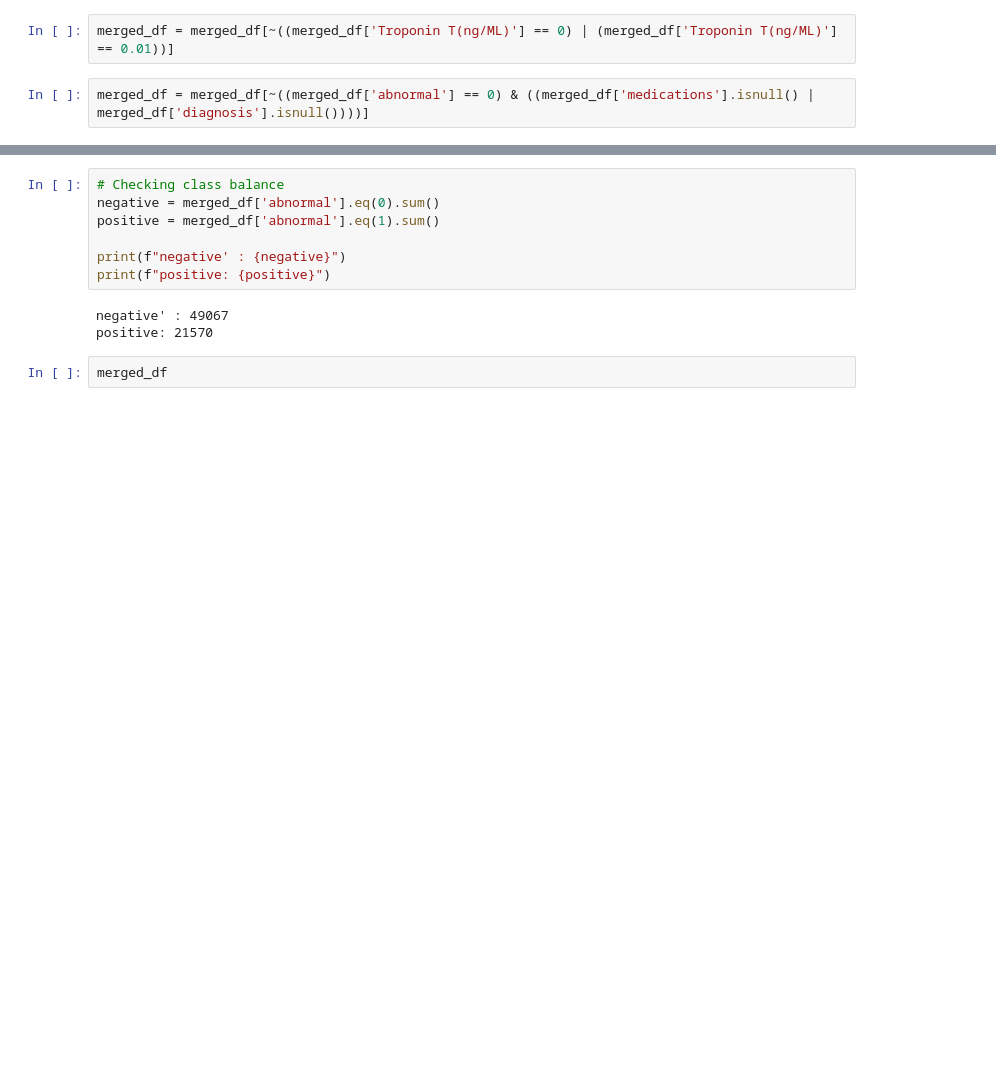
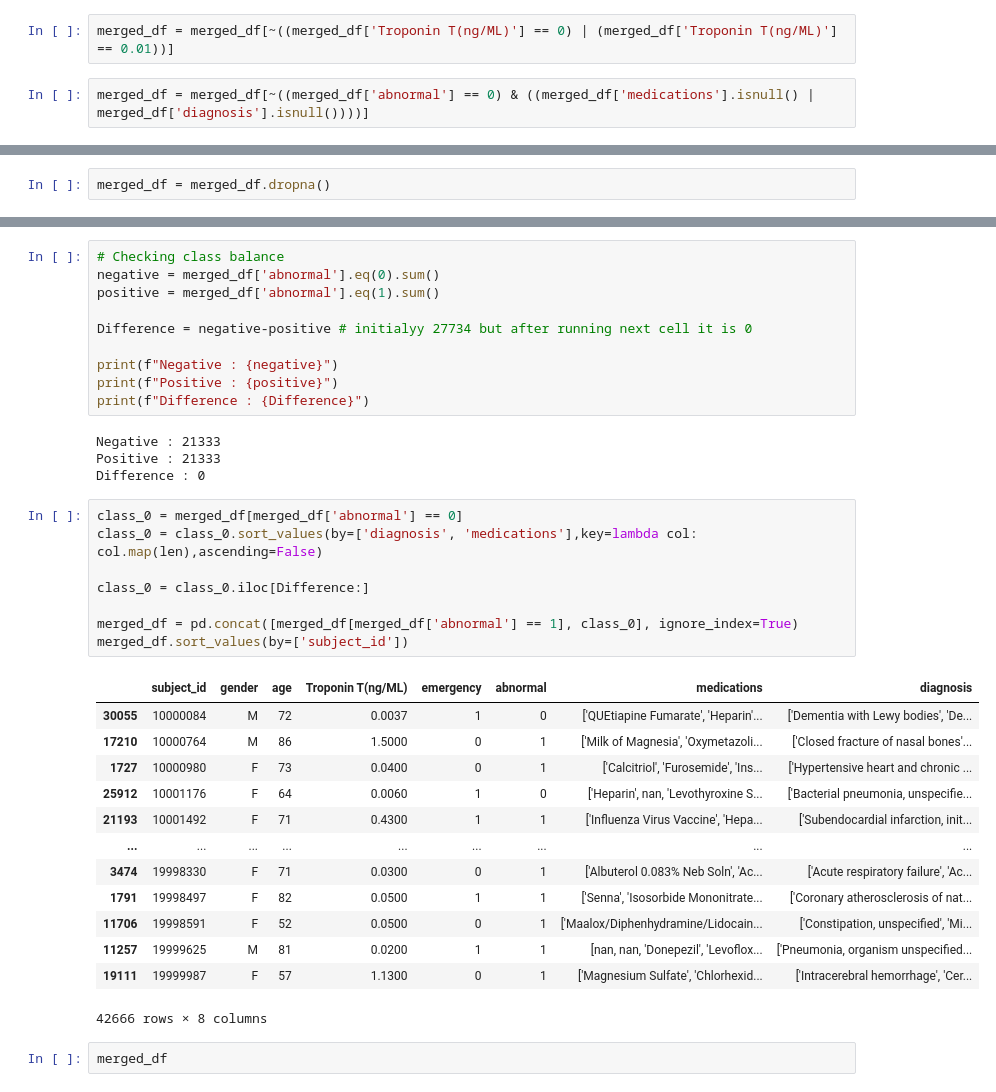
Before and after one commit to MuhammadSafeer786/Multimodal-AI-for-Myocardial-Infarction-Heart-Attack-, a Jupyter notebook: Heart_Attack_Diagnosis.ipynb, the cells around one changed output, grey strips where cells are left out. Cells and saved outputs as stored; diff of their text form; blank space fills up the shorter version.

```diff
--- a/Heart_Attack_Diagnosis.ipynb
+++ b/Heart_Attack_Diagnosis.ipynb
@@ -784,0 +766,2 @@ Warning: total number of rows (49067) exceeds max_rows (20000). Limiting to firs
+# %%
+merged_df = merged_df.dropna()
@@ -787,11 +783,37 @@ Warning: total number of rows (49067) exceeds max_rows (20000). Limiting to firs
 negative = merged_df['abnormal'].eq(0).sum()
 positive = merged_df['abnormal'].eq(1).sum()
 
-print(f"negative' : {negative}")
-print(f"positive: {positive}")
+Difference = negative-positive # initialyy 27734 but after running next cell it is 0
+
+print(f"Negative : {negative}")
+print(f"Positive : {positive}")
+print(f"Difference : {Difference}")
 # %% [output]
-negative' : 49067
-positive: 21570
+Negative : 21333
+Positive : 21333
+Difference : 0
+# %%
+class_0 = merged_df[merged_df['abnormal'] == 0]
+class_0 = class_0.sort_values(by=['diagnosis', 'medications'],key=lambda col: col.map(len),ascending=False)
+
+class_0 = class_0.iloc[Difference:]
+
+merged_df = pd.concat([merged_df[merged_df['abnormal'] == 1], class_0], ignore_index=True)
+merged_df.sort_values(by=['subject_id'])
+# %% [output]
+|  | subject_id | gender | age | Troponin T(ng/ML) | emergency | abnormal | medications | diagnosis |
+| 30055 | 10000084 | M | 72 | 0.0037 | 1 | 0 | ['QUEtiapine Fumarate', 'Heparin'... | ['Dementia with Lewy bodies', 'De... |
+| 17210 | 10000764 | M | 86 | 1.5000 | 0 | 1 | ['Milk of Magnesia', 'Oxymetazoli... | ['Closed fracture of nasal bones'... |
+| 1727 | 10000980 | F | 73 | 0.0400 | 0 | 1 | ['Calcitriol', 'Furosemide', 'Ins... | ['Hypertensive heart and chronic ... |
+| 25912 | 10001176 | F | 64 | 0.0060 | 1 | 0 | ['Heparin', nan, 'Levothyroxine S... | ['Bacterial pneumonia, unspecifie... |
+| 21193 | 10001492 | F | 71 | 0.4300 | 1 | 1 | ['Influenza Virus Vaccine', 'Hepa... | ['Subendocardial infarction, init... |
+| ... | ... | ... | ... | ... | ... | ... | ... | ... |
+| 3474 | 19998330 | F | 71 | 0.0300 | 0 | 1 | ['Albuterol 0.083% Neb Soln', 'Ac... | ['Acute respiratory failure', 'Ac... |
+| 1791 | 19998497 | F | 82 | 0.0500 | 1 | 1 | ['Senna', 'Isosorbide Mononitrate... | ['Coronary atherosclerosis of nat... |
+| 11706 | 19998591 | F | 52 | 0.0500 | 0 | 1 | ['Maalox/Diphenhydramine/Lidocain... | ['Constipation, unspecified', 'Mi... |
+| 11257 | 19999625 | M | 81 | 0.0200 | 1 | 1 | [nan, nan, 'Donepezil', 'Levoflox... | ['Pneumonia, organism unspecified... |
+| 19111 | 19999987 | F | 57 | 1.1300 | 0 | 1 | ['Magnesium Sulfate', 'Chlorhexid... | ['Intracerebral hemorrhage', 'Cer... |
+42666 rows × 8 columns
 # %%
 merged_df
 # %% [output]
```
Also changed, not shown: parts of 3 cells of this notebook.
